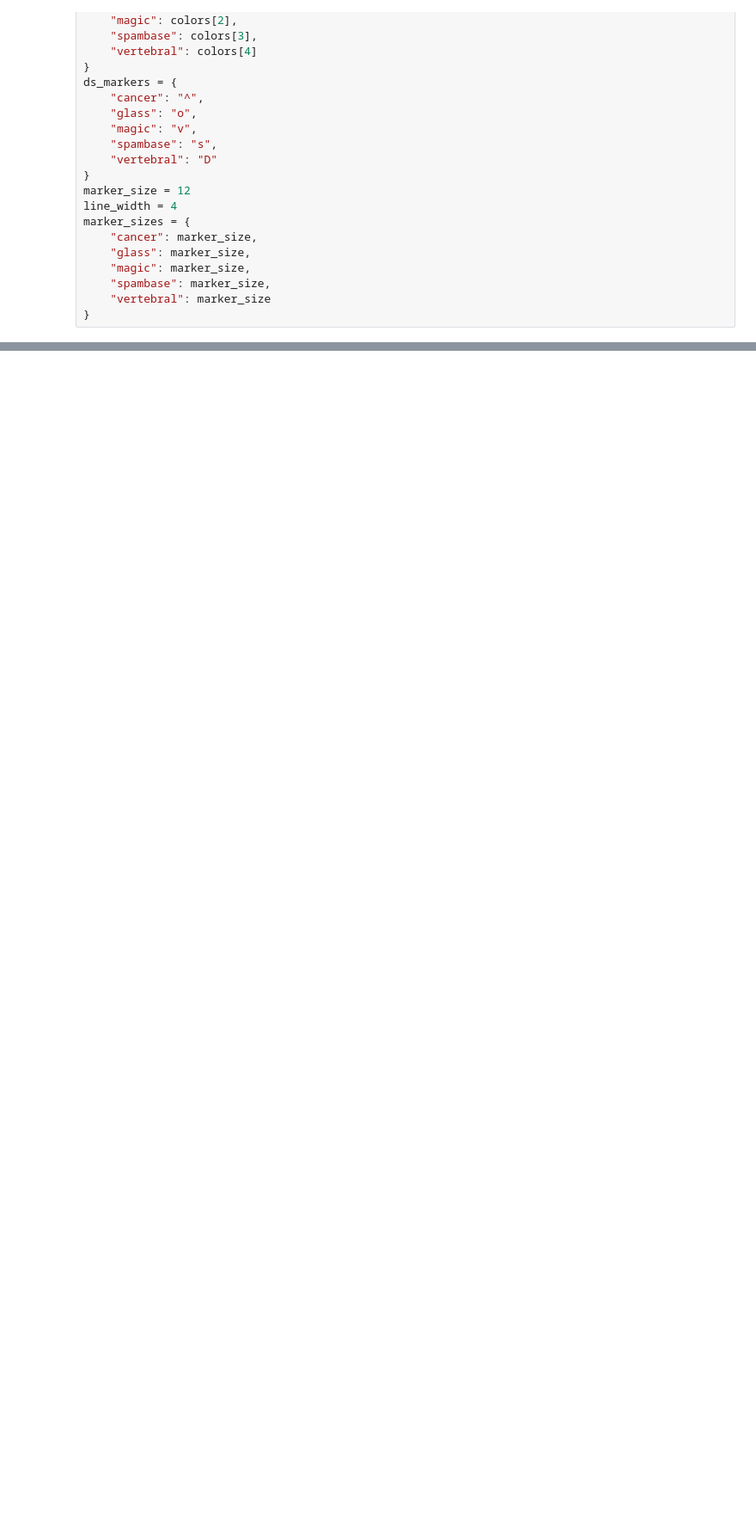
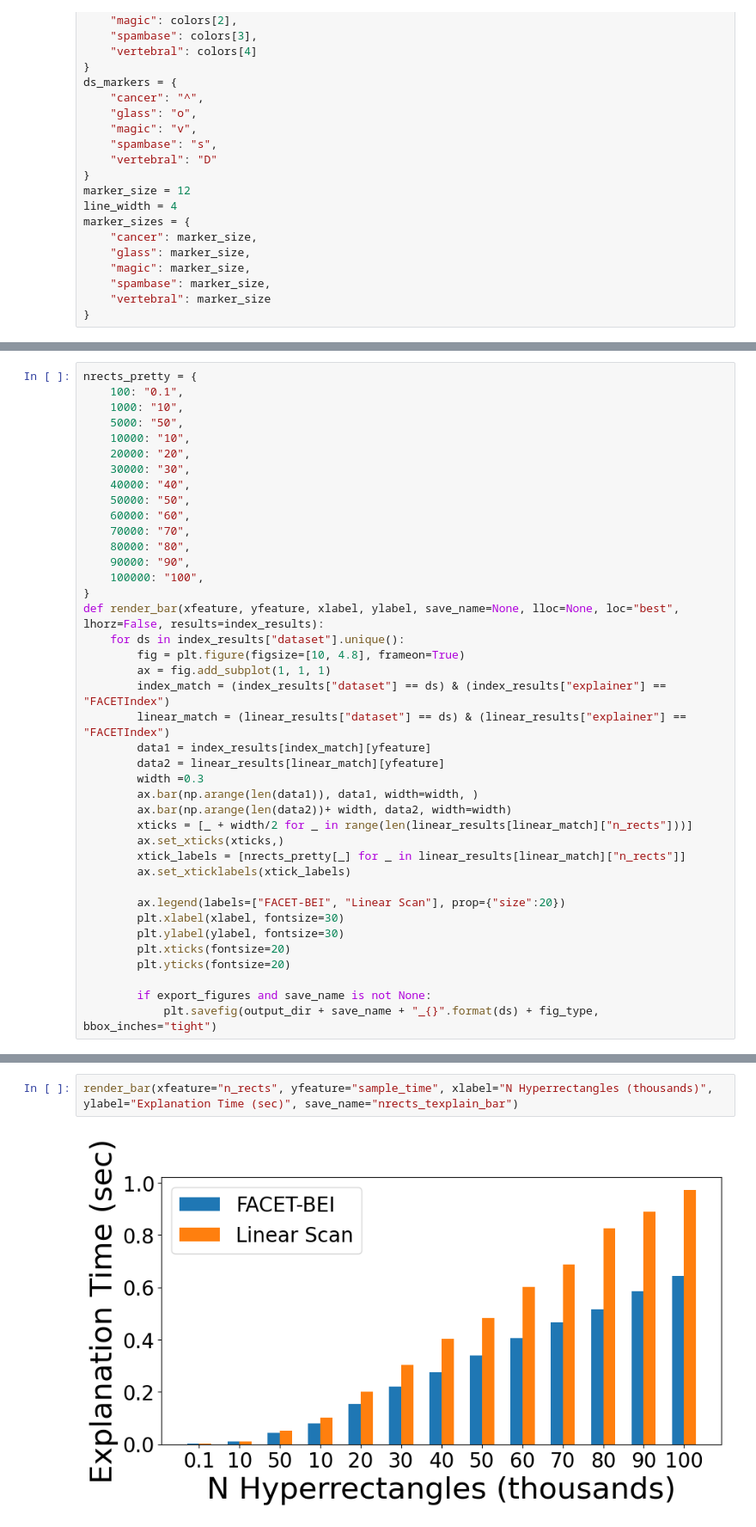
Before and after one commit to PeterVanNostrand/FACET, a Jupyter notebook: figures/vary_nrects.ipynb, the cells around one changed output, grey strips where cells are left out. Shown at 86% size. Cells and saved outputs as stored; diff of their text form; blank space fills up the shorter version.

```diff
--- a/figures/vary_nrects.ipynb
+++ b/figures/vary_nrects.ipynb
@@ -101,0 +113,40 @@ def render_plot(xfeature, yfeature, xlabel, ylabel, title, save_name=None, xrang
+# %%
+nrects_pretty = {
+    100: "0.1",
+    1000: "10",
+    5000: "50",
+    10000: "10",
+    20000: "20",
+    30000: "30",
+    40000: "40",
+    50000: "50",
+    60000: "60",
+    70000: "70",
+    80000: "80",
+    90000: "90",
+    100000: "100",
+}
+def render_bar(xfeature, yfeature, xlabel, ylabel, save_name=None, lloc=None, loc="best", lhorz=False, results=index_results):
+    for ds in index_results["dataset"].unique():
+        fig = plt.figure(figsize=[10, 4.8], frameon=True)
+        ax = fig.add_subplot(1, 1, 1)
+        index_match = (index_results["dataset"] == ds) & (index_results["explainer"] == "FACETIndex")
+        linear_match = (linear_results["dataset"] == ds) & (linear_results["explainer"] == "FACETIndex")
+        data1 = index_results[index_match][yfeature]
+        data2 = linear_results[linear_match][yfeature]
+        width =0.3
+        ax.bar(np.arange(len(data1)), data1, width=width, )
+        ax.bar(np.arange(len(data2))+ width, data2, width=width)
+        xticks = [_ + width/2 for _ in range(len(linear_results[linear_match]["n_rects"]))]
+        ax.set_xticks(xticks,)
+        xtick_labels = [nrects_pretty[_] for _ in linear_results[linear_match]["n_rects"]]
+        ax.set_xticklabels(xtick_labels)
+
+        ax.legend(labels=["FACET-BEI", "Linear Scan"], prop={"size":20})
+        plt.xlabel(xlabel, fontsize=30)
+        plt.ylabel(ylabel, fontsize=30)
+        plt.xticks(fontsize=20)
+        plt.yticks(fontsize=20)
+
+        if export_figures and save_name is not None:
+            plt.savefig(output_dir + save_name + "_{}".format(ds) + fig_type, bbox_inches="tight")
@@ -101,0 +171,4 @@ def render_plot(xfeature, yfeature, xlabel, ylabel, title, save_name=None, xrang
+# %%
+render_bar(xfeature="n_rects", yfeature="sample_time", xlabel="N Hyperrectangles (thousands)", ylabel="Explanation Time (sec)", save_name="nrects_texplain_bar")
+# %% [output]
+[figure, added]
```
Also changed, not shown: parts of 10 cells of this notebook, 1 other file.
